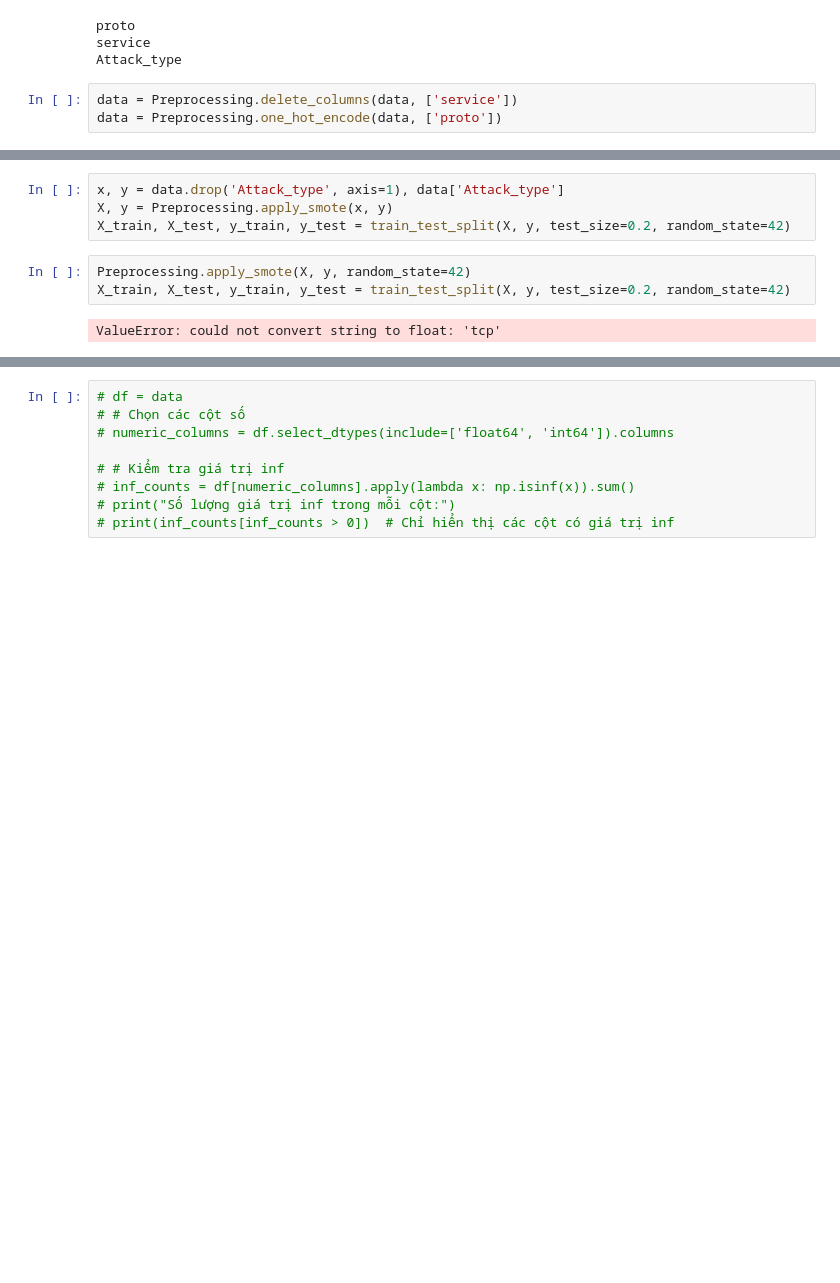
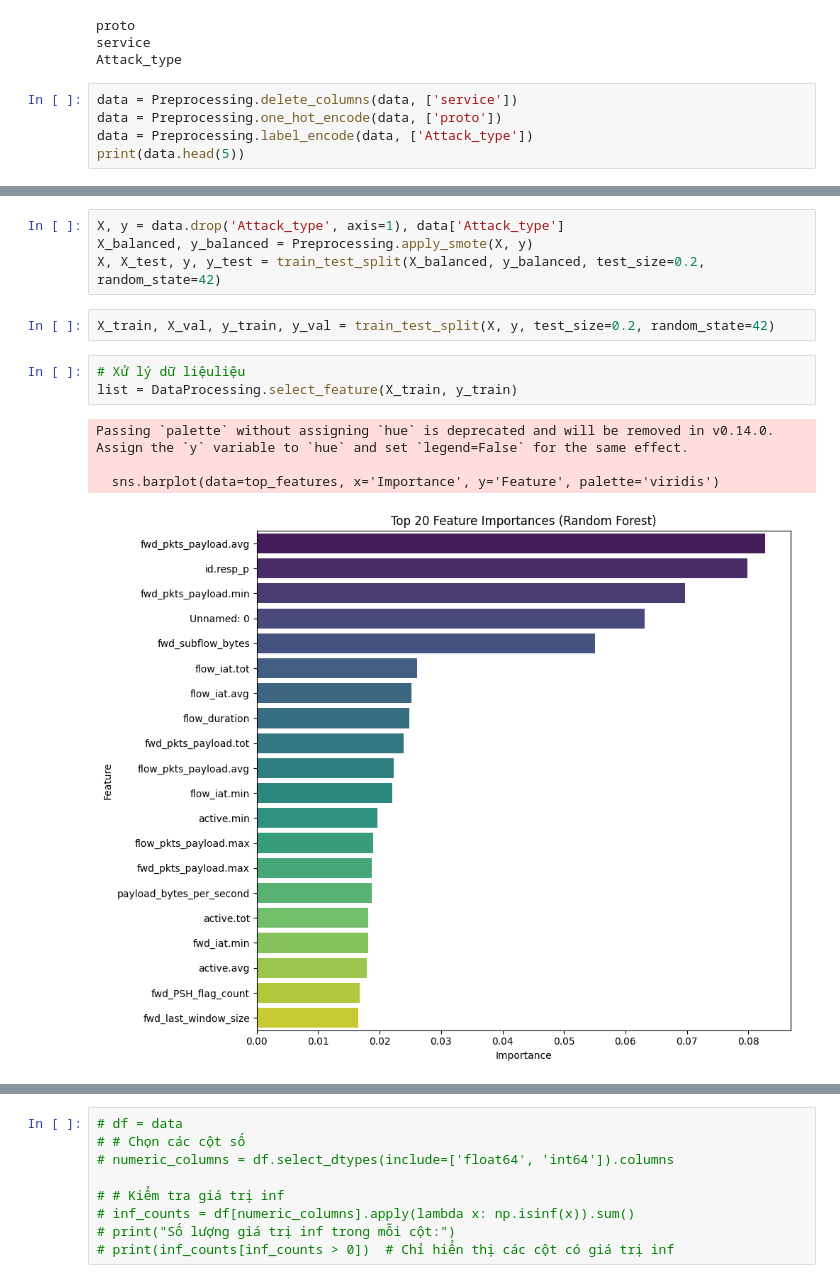
Before and after one commit to quixinh/ppnckh, a Jupyter notebook: main.ipynb, the cells around one changed output, grey strips where cells are left out. Cells and saved outputs as stored; diff of their text form; blank space fills up the shorter version.

Commit message:
add model for trainning

```diff
--- a/main.ipynb
+++ b/main.ipynb
@@ -90,3 +91,5 @@ Attack_type
 # %%
 data = Preprocessing.delete_columns(data, ['service'])
 data = Preprocessing.one_hot_encode(data, ['proto'])
+data = Preprocessing.label_encode(data, ['Attack_type'])
+print(data.head(5))
@@ -93,9 +114,14 @@ data = Preprocessing.one_hot_encode(data, ['proto'])
 # %%
-x, y = data.drop('Attack_type', axis=1), data['Attack_type']
-X, y = Preprocessing.apply_smote(x, y)
-X_train, X_test, y_train, y_test = train_test_split(X, y, test_size=0.2, random_state=42)
+X, y = data.drop('Attack_type', axis=1), data['Attack_type']
+X_balanced, y_balanced = Preprocessing.apply_smote(X, y)
+X, X_test, y, y_test = train_test_split(X_balanced, y_balanced, test_size=0.2, random_state=42)
-# %%
-Preprocessing.apply_smote(X, y, random_state=42)
-X_train, X_test, y_train, y_test = train_test_split(X, y, test_size=0.2, random_state=42)
-# %% [output]
-ValueError: could not convert string to float: 'tcp'
+# %%
+X_train, X_val, y_train, y_val = train_test_split(X, y, test_size=0.2, random_state=42)
+# %%
+# Xử lý dữ liệuliệu
+list = DataProcessing.select_feature(X_train, y_train)
+# %% [output]
+Passing `palette` without assigning `hue` is deprecated and will be removed in v0.14.0. Assign the `y` variable to `hue` and set `legend=False` for the same effect.
+
+  sns.barplot(data=top_features, x='Importance', y='Feature', palette='viridis')
+[figure, added]
```
Also changed, not shown: parts of 21 cells of this notebook, 4 other files.
